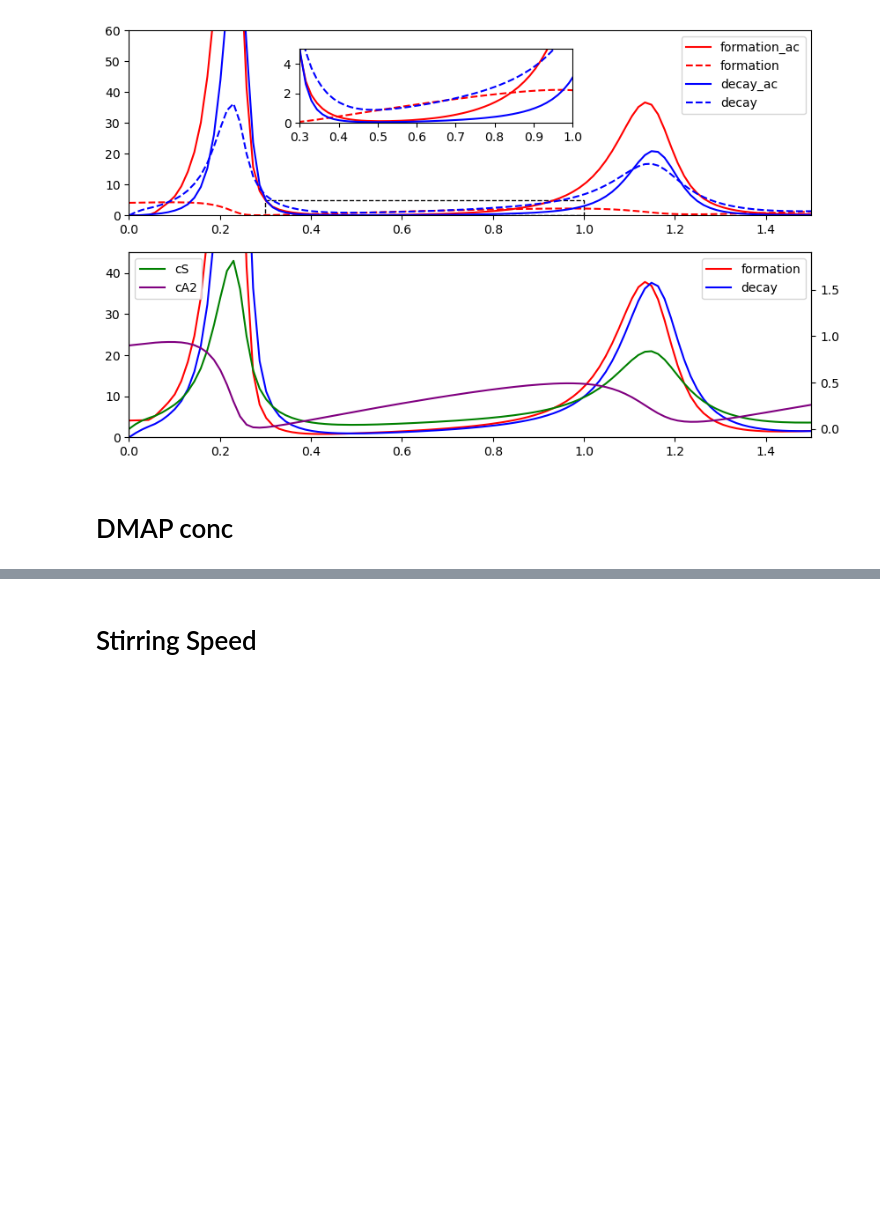
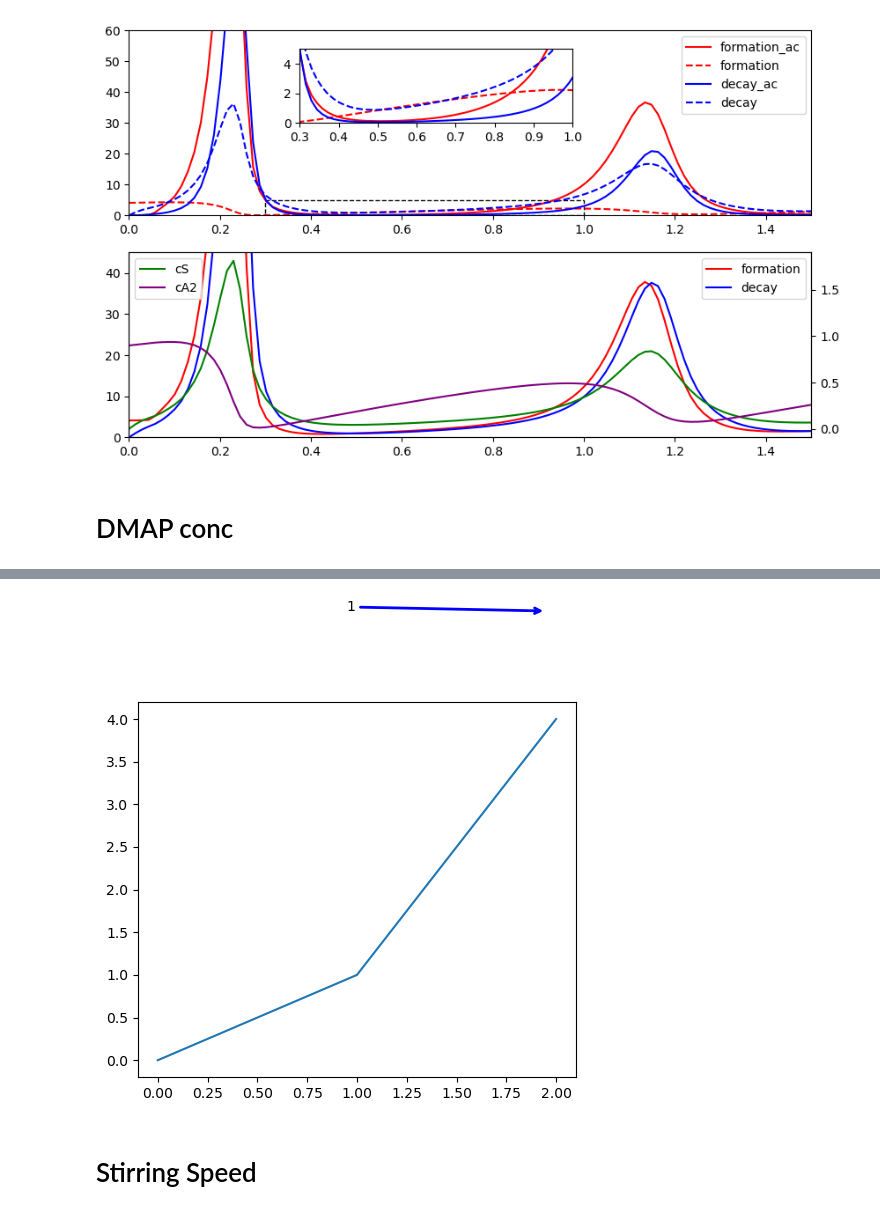
Before and after one commit to Zhiheng419/Chemical_Oscillation_Model, a Jupyter notebook: control_of_osc.ipynb, the cells around one changed output, grey strips where cells are left out. Cells and saved outputs as stored; diff of their text form; code cells hidden in the pictures; blank space fills up the shorter version.

```diff
--- a/control_of_osc.ipynb
+++ b/control_of_osc.ipynb
@@ -225,3 +242,17 @@ fig50, axes50 = delayed_model_50.plot(ylim=2, t=4)
+# %%
+fig, ax = plt.subplots(figsize=(5, 5))
+
+# Plot some dummy data
+ax.plot([0, 1, 2], [0, 1, 4])
+
+# Draw an arrow outside the plot
+ax.annotate("1", xy=(0.9, 1), xytext=(0.5, 1),
+             xycoords="figure fraction", textcoords="figure fraction",
+             arrowprops=dict(arrowstyle="->", lw=2, color="blue"))
+
+fig.tight_layout()
+# %% [output]
+[figure, added]
 # %% [markdown]
 # Stirring Speed
 # %%
```
Also changed, not shown: parts of 11 cells of this notebook, 6 other files.
